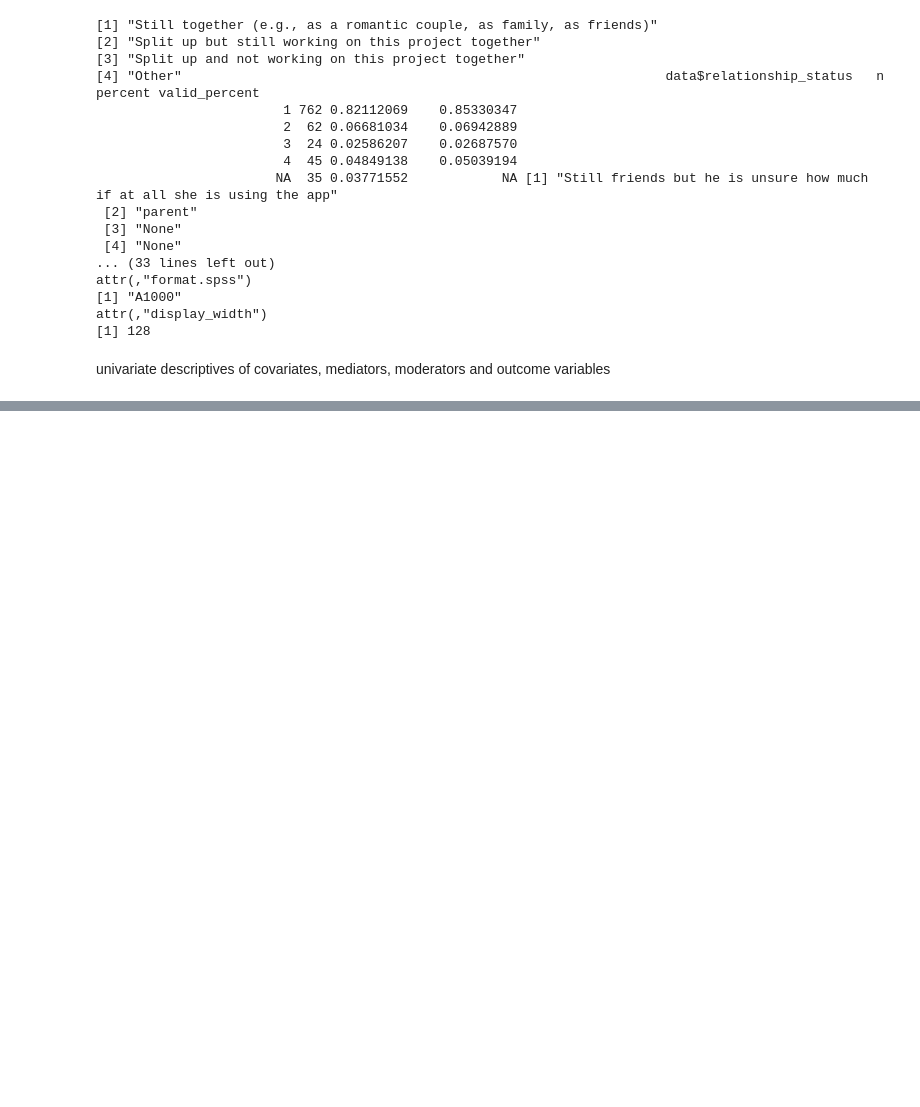
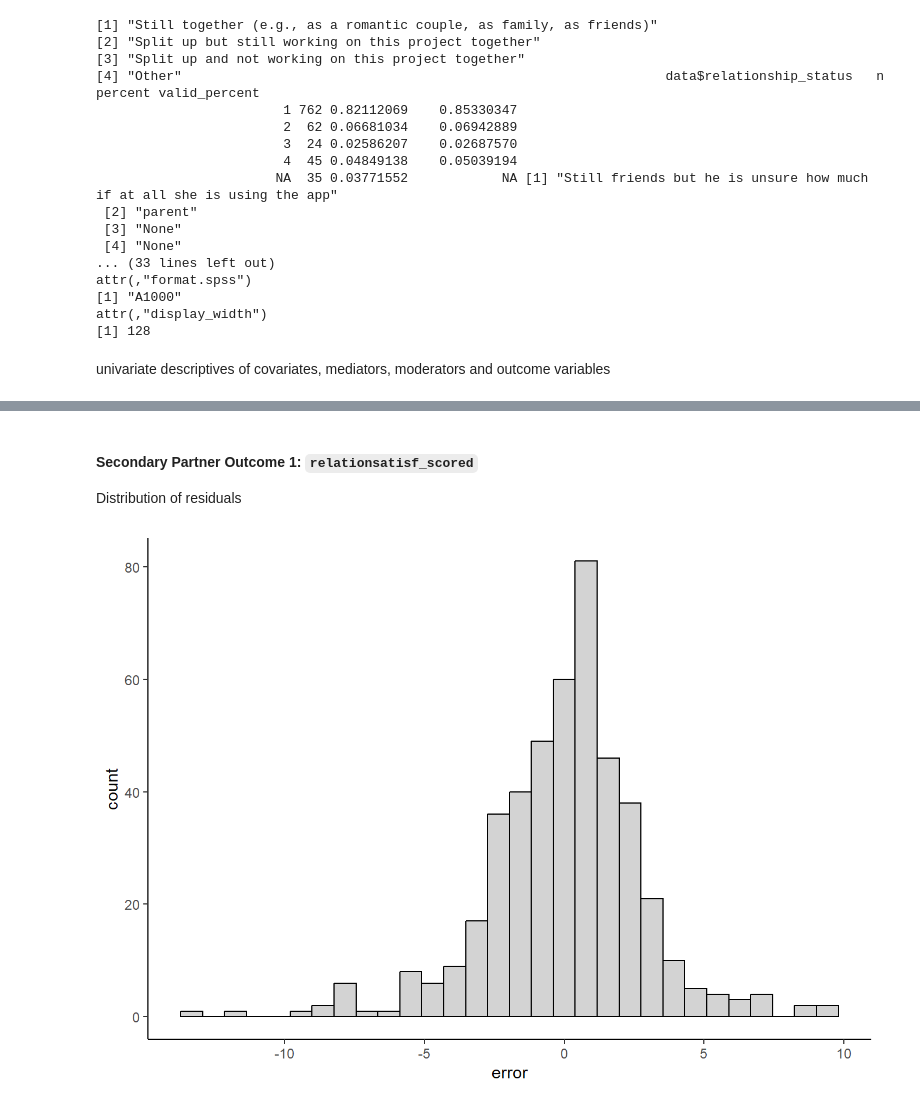
Before and after one commit to KendraPaquette/study_famchess, a Jupyter notebook: _manuscript/notebooks/eda.out.ipynb, the cells around one changed output, grey strips where cells are left out. Drawn from its saved outputs; the diff is of its cells as text; code cells hidden in the pictures; blank space fills up the shorter version.

```diff
--- a/_manuscript/notebooks/eda.out.ipynb
+++ b/_manuscript/notebooks/eda.out.ipynb
@@ -602,0 +1012,13 @@ Check distribution of residuals
+# %% [markdown]
+#### Secondary Partner Outcome 1: `relationsatisf_scored`
+
+Distribution of residuals
+# %%
+model_partner_sec_1 <- lmer(relationsatisf_scored ~ time_c*arm_c + relationsatisf_0 +
+                             (1 + time_c | study_id), data = subset(data, dyad == 1))
+
+tibble(error = residuals(model_partner_sec_1)) |>
+  ggplot(aes(x = error)) +
+  geom_histogram(color = "black", fill = "light grey", bins = 30)
+# %% [output]
+[figure, added]
```
Also changed, not shown: parts of 69 cells of this notebook, 47 other files.
